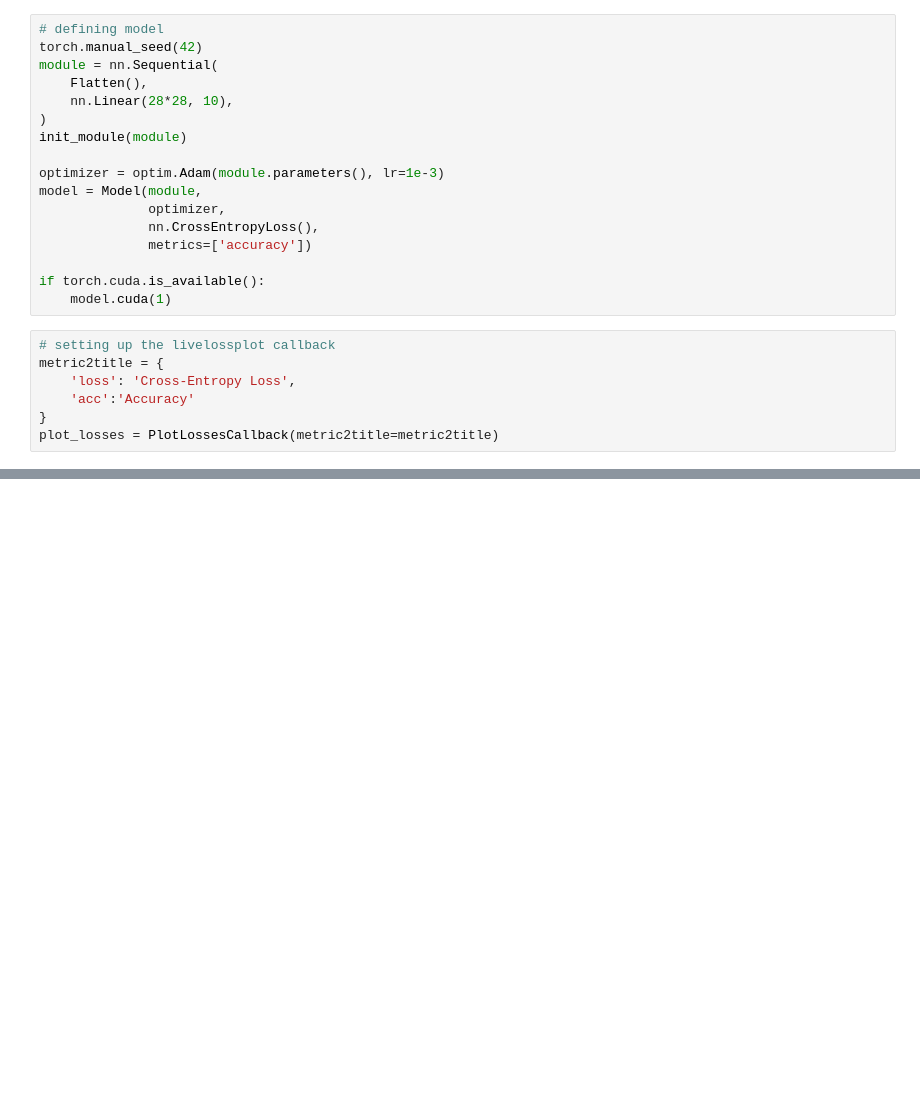
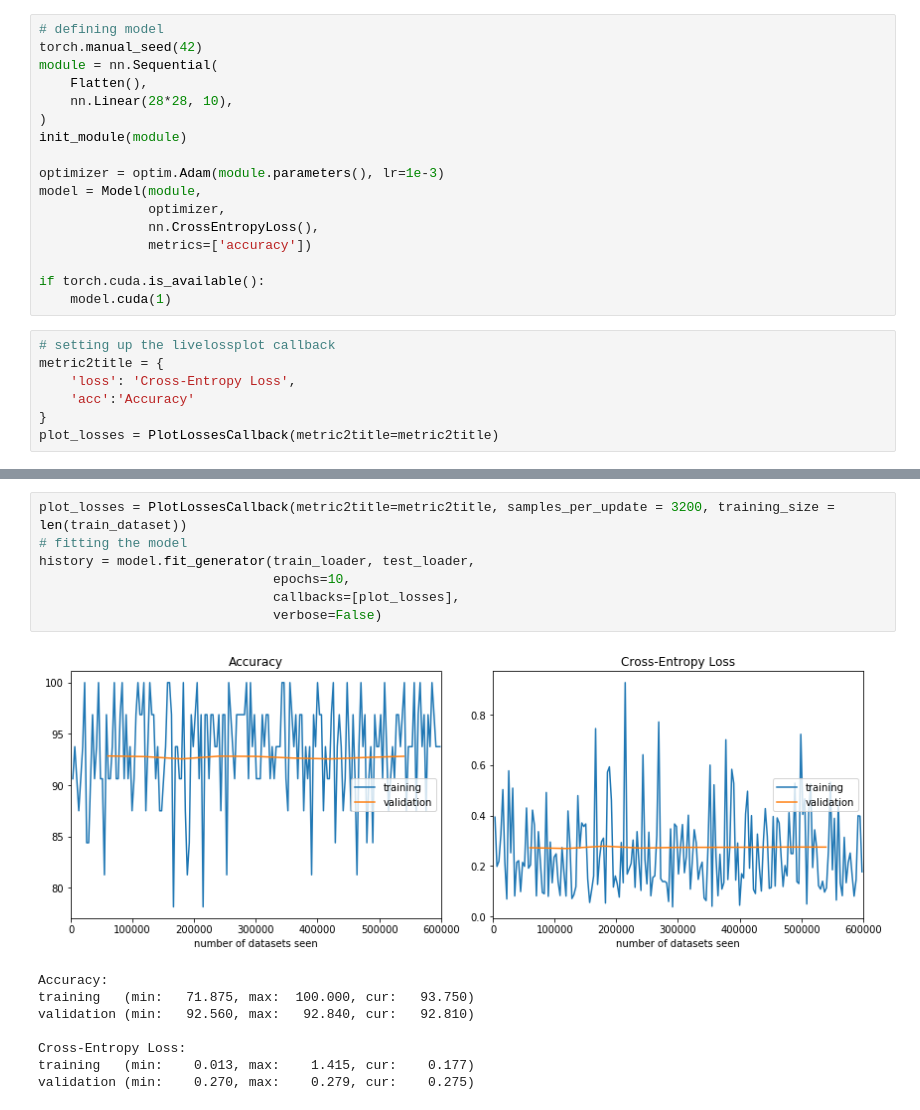
Before and after one commit to stared/livelossplot, a Jupyter notebook: examples/pytoune.ipynb, the cells around one changed output, grey strips where cells are left out. Cells and saved outputs as stored; diff of their text form; blank space fills up the shorter version.

```diff
--- a/examples/pytoune.ipynb
+++ b/examples/pytoune.ipynb
@@ -90,0 +91,16 @@ validation (min:   91.560, max:   92.780, cur:   92.780)
+# %%
+plot_losses = PlotLossesCallback(metric2title=metric2title, samples_per_update = 3200, training_size = len(train_dataset))
+# fitting the model
+history = model.fit_generator(train_loader, test_loader,
+                              epochs=10,
+                              callbacks=[plot_losses],
+                              verbose=False)
+# %% [output]
+[figure, added]
+Accuracy:
+training   (min:   71.875, max:  100.000, cur:   93.750)
+validation (min:   92.560, max:   92.840, cur:   92.810)
+
+Cross-Entropy Loss:
+training   (min:    0.013, max:    1.415, cur:    0.177)
+validation (min:    0.270, max:    0.279, cur:    0.275)
```
Also changed, not shown: parts of 1 cell of this notebook, 6 other files.
